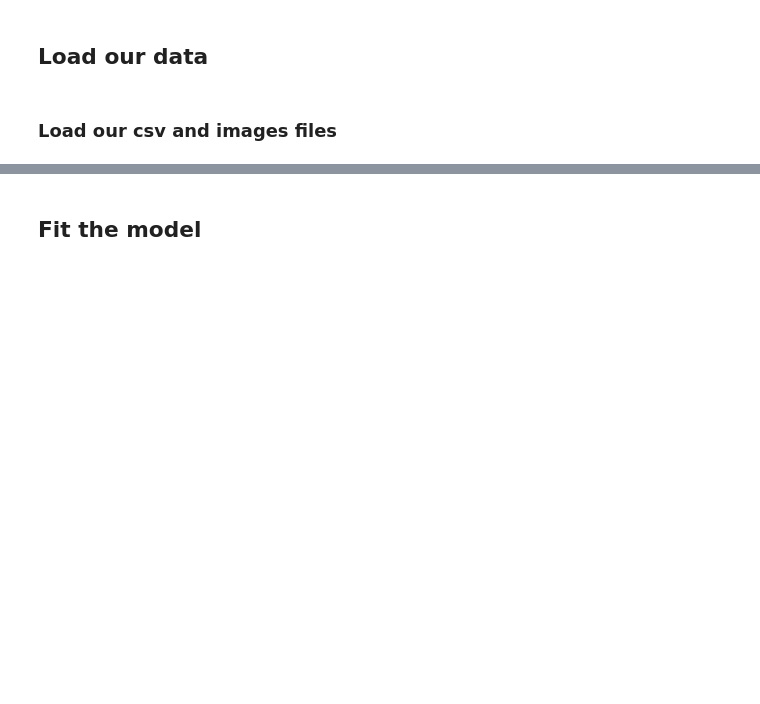
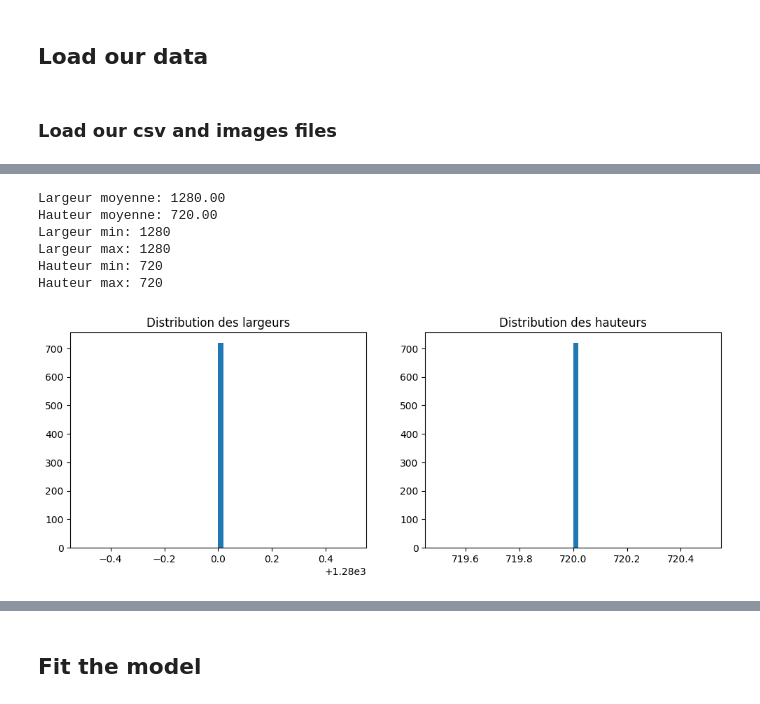
Before and after one commit to bpiaple/CIDAUT-AI-Fake-Scene-Classification-2024, a Jupyter notebook: CIDAUT AI Fake Scene Classification 2024.ipynb, the cells around one changed output, grey strips where cells are left out. Cells and saved outputs as stored; diff of their text form; code cells hidden in the pictures; blank space fills up the shorter version.

```diff
--- a/CIDAUT AI Fake Scene Classification 2024.ipynb
+++ b/CIDAUT AI Fake Scene Classification 2024.ipynb
@@ -51,0 +147,45 @@ batch_size = 32
+# %%
+from PIL import Image
+
+image_dir = "Data/Unzip_data/Train" # A remplacer par le chemin vers votre dossier d'images
+
+def get_image_sizes(df: pd.Series, image_dir: str) -> tuple:
+    widths = []
+    heights = []
+    for image_file in df["image"]:
+        image_path = os.path.join(image_dir, image_file)
+        try:
+            with Image.open(image_path) as img:
+                widths.append(img.width)
+                heights.append(img.height)
+        except FileNotFoundError:
+            print(f"Image not found: {image_path}")
+    return widths, heights
+
+widths, heights = get_image_sizes(df, image_dir)
+
+# Statistiques descriptives
+print(f"Largeur moyenne: {sum(widths) / len(widths):.2f}")
+print(f"Hauteur moyenne: {sum(heights) / len(heights):.2f}")
+print(f"Largeur min: {min(widths)}")
+print(f"Largeur max: {max(widths)}")
+print(f"Hauteur min: {min(heights)}")
+print(f"Hauteur max: {max(heights)}")
+
+# Histogrammes
+plt.figure(figsize=(12, 4))
+plt.subplot(1, 2, 1)
+plt.hist(widths, bins=50)
+plt.title("Distribution des largeurs")
+plt.subplot(1, 2, 2)
+plt.hist(heights, bins=50)
+plt.title("Distribution des hauteurs")
+plt.show()
+# %% [output]
+Largeur moyenne: 1280.00
+Hauteur moyenne: 720.00
+Largeur min: 1280
+Largeur max: 1280
+Hauteur min: 720
+Hauteur max: 720
+[figure, added]
```
Also changed, not shown: parts of 40 cells of this notebook, 1 other file.
